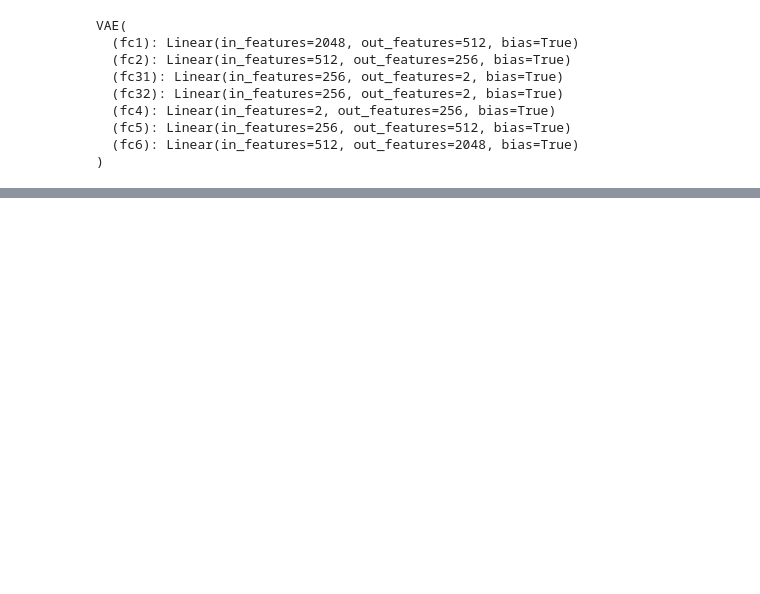
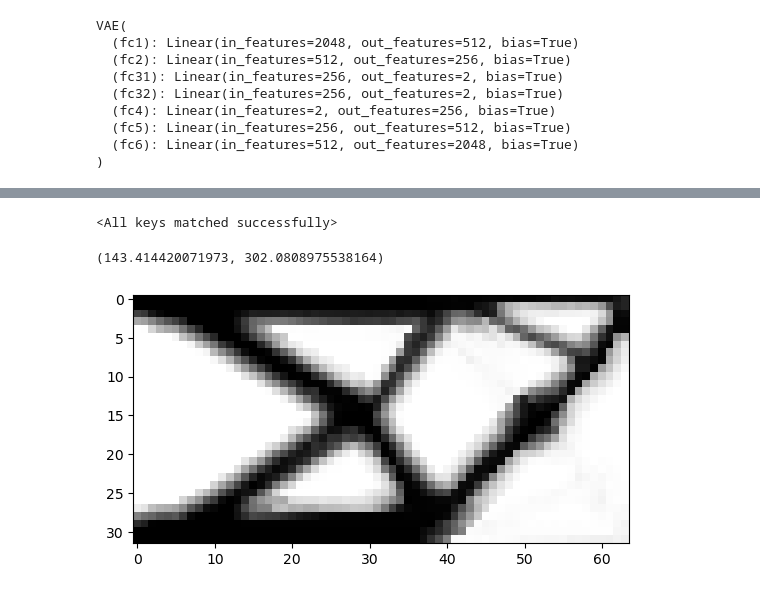
Before and after one commit to pianojay/to-vae, a Jupyter notebook: topo_VAE.ipynb, the cells around one changed output, grey strips where cells are left out. Drawn from its saved outputs; the diff is of its cells as text; code cells hidden in the pictures; blank space fills up the shorter version.

```diff
--- a/topo_VAE.ipynb
+++ b/topo_VAE.ipynb
@@ -181,6 +186,20 @@ with torch.no_grad():
     sample = vae.decoder(z).cuda()
 
     save_image(sample.view(64, 1, 64, 32), os.path.join(reconstructed_dir, 'sample') + '.png')
+# %%
+# Create a grid of evenly spaced points around (0, 0)
+n_points = 8  # Number of points along one dimension
+grid_x = torch.linspace(-0.5, 0.5, n_points)
+grid_y = torch.linspace(-0.5, 0.5, n_points)
+grid = torch.cartesian_prod(grid_x, grid_y).cuda()
+
+# Ensure the grid has the correct shape (64, 2)
+z = grid.view(-1, 2)
+
+with torch.no_grad():
+    sample = vae.decoder(z).cuda()
+
+    save_image(sample.view(64, 1, 64, 32), os.path.join(reconstructed_dir, 'sample_') + '.png')
 # %%
 input_loader = DataLoader(dataset=train_dataset, batch_size=1, shuffle=False)
 # %%
@@ -204,0 +226,31 @@ csv2fig(reconstructed_dir, reconstructed_dir, False)
+# %%
+load_model = VAE(x_dim=64*32, h_dim1= 512, h_dim2=256, z_dim=2)
+load_model.load_state_dict(torch.load('./vae_model_mtruss.pt'))
+# %% [output]
+<All keys matched successfully>
+# %%
+from FEA_Comp import fea_c
+from bc_options import *
+
+with torch.no_grad():
+    z = torch.randn(1, 2)
+    sample = load_model.decoder(z).cuda()
+
+    z_ = torch.randn(1, 2)
+    sample_ = load_model.decoder(z_).cuda()
+
+n1 = pd.DataFrame(sample.cpu().view(64, 32)).to_numpy()
+n2 = pd.DataFrame(sample_.cpu().view(64, 32)).to_numpy()
+
+fea_c(64, 32, MTruss, 0, 2112, n1), fea_c(64, 32, MTruss, 0, 2112, n2)
+# %% [output]
+(143.414420071973, 302.0808975538164)
+# %%
+from matplotlib import colors
+import matplotlib.pyplot as plt
+
+_,ax = plt.subplots()
+ax.imshow(-n1.reshape((64,32)).T, cmap='gray', interpolation='none', norm=colors.Normalize(vmin=-1,vmax=0))
+plt.show()
+# %% [output]
+[figure, added]
```
Also changed, not shown: parts of 9 cells of this notebook, 44 other files.
